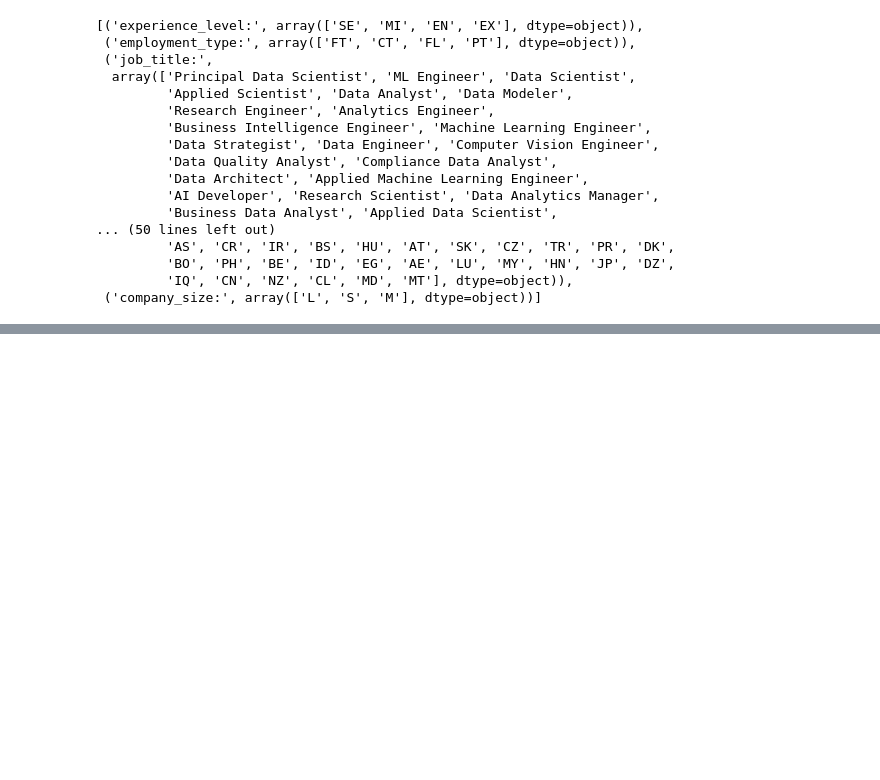
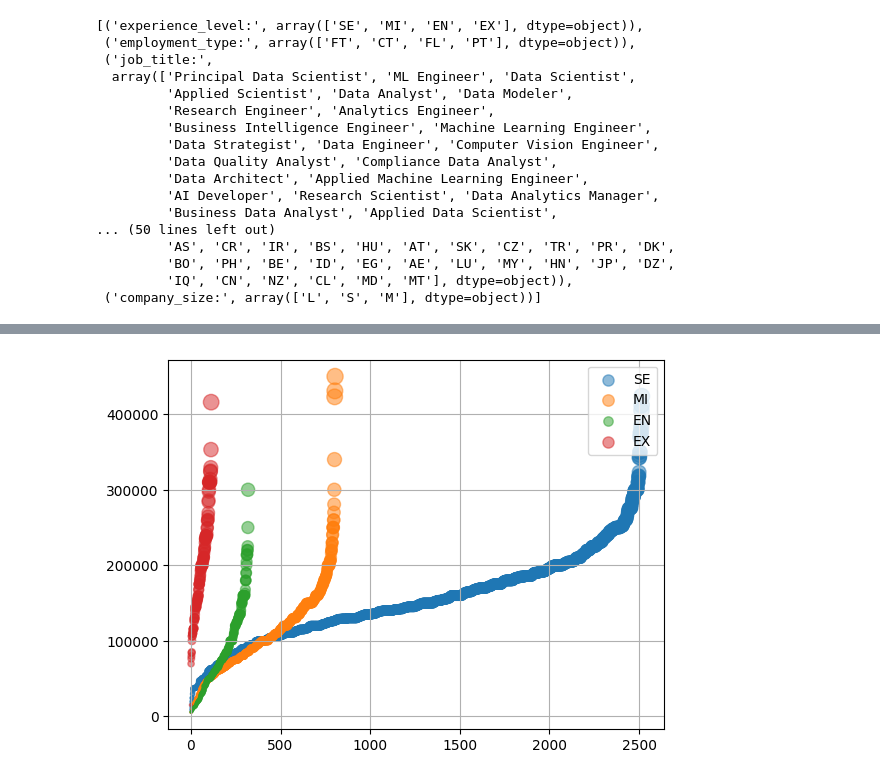
Before and after one commit to ravindra-pandey/Data_visualisation, a Jupyter notebook: data_science_salaries/main.ipynb, the cells around one changed output, grey strips where cells are left out. Drawn from its saved outputs; the diff is of its cells as text; code cells hidden in the pictures; blank space fills up the shorter version.

```diff
--- a/data_science_salaries/main.ipynb
+++ b/data_science_salaries/main.ipynb
@@ -106,0 +115,10 @@ dtype('int64')
+# %%
+plt.scatter(np.arange(data[data["experience_level"]=="SE"].shape[0]),data[data["experience_level"]=="SE"]["salary_in_usd"],alpha=0.5,sizes=np.multiply(data[data["experience_level"]=="SE"]["salary_in_usd"],np.ones(data[data["experience_level"]=="SE"].shape[0])*0.0003),label="SE")
+plt.scatter(np.arange(data[data["experience_level"]=="MI"].shape[0]),data[data["experience_level"]=="MI"]["salary_in_usd"],alpha=0.5,sizes=np.multiply(data[data["experience_level"]=="MI"]["salary_in_usd"],np.ones(data[data["experience_level"]=="MI"].shape[0])*0.0003),label="MI")
+plt.scatter(np.arange(data[data["experience_level"]=="EN"].shape[0]),data[data["experience_level"]=="EN"]["salary_in_usd"],alpha=0.5,sizes=np.multiply(data[data["experience_level"]=="EN"]["salary_in_usd"],np.ones(data[data["experience_level"]=="EN"].shape[0])*0.0003),label="EN")
+plt.scatter(np.arange(data[data["experience_level"]=="EX"].shape[0]),data[data["experience_level"]=="EX"]["salary_in_usd"],alpha=0.5,sizes=np.multiply(data[data["experience_level"]=="EX"]["salary_in_usd"],np.ones(data[data["experience_level"]=="EX"].shape[0])*0.0003),label="EX")
+plt.legend(loc="upper right",)
+plt.grid()
+plt.show()
+# %% [output]
+[figure, added]
```
Also changed, not shown: parts of 14 cells of this notebook.
